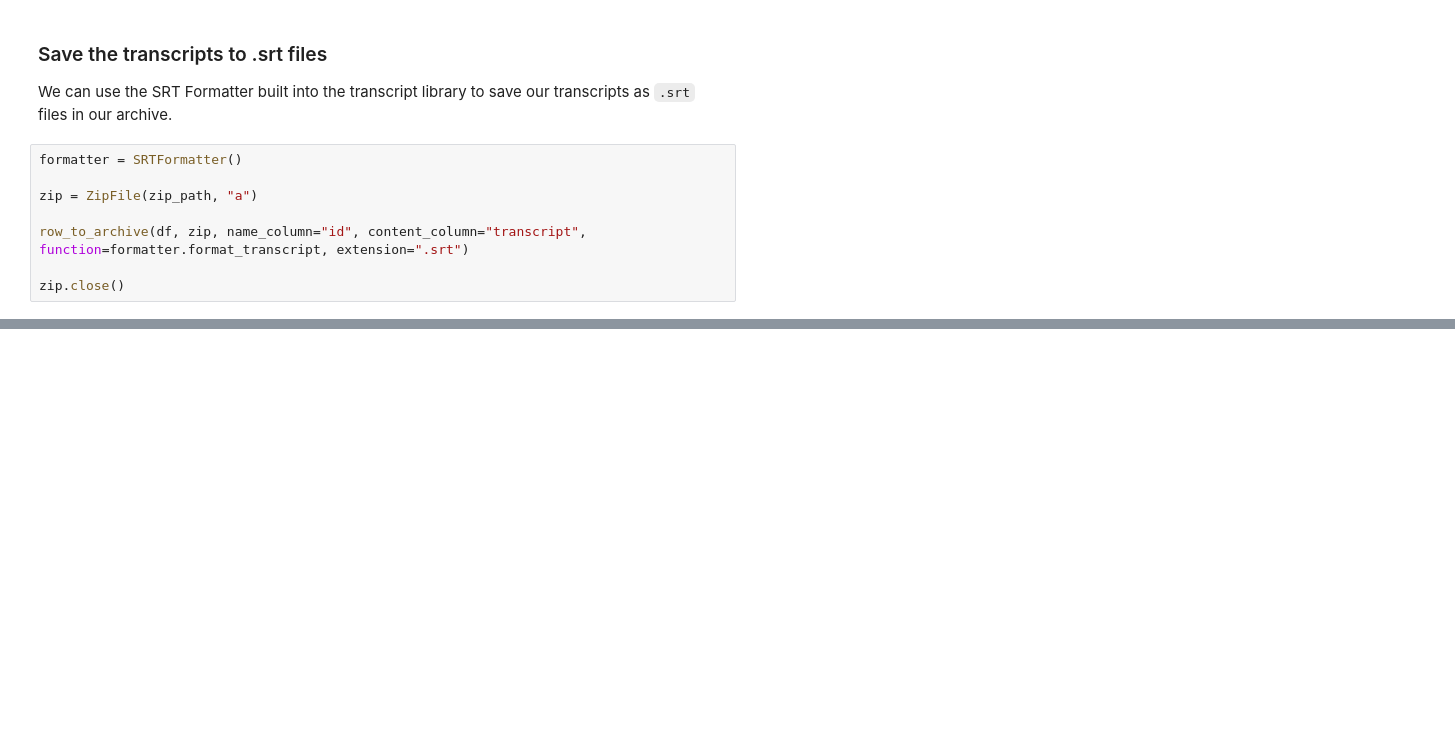
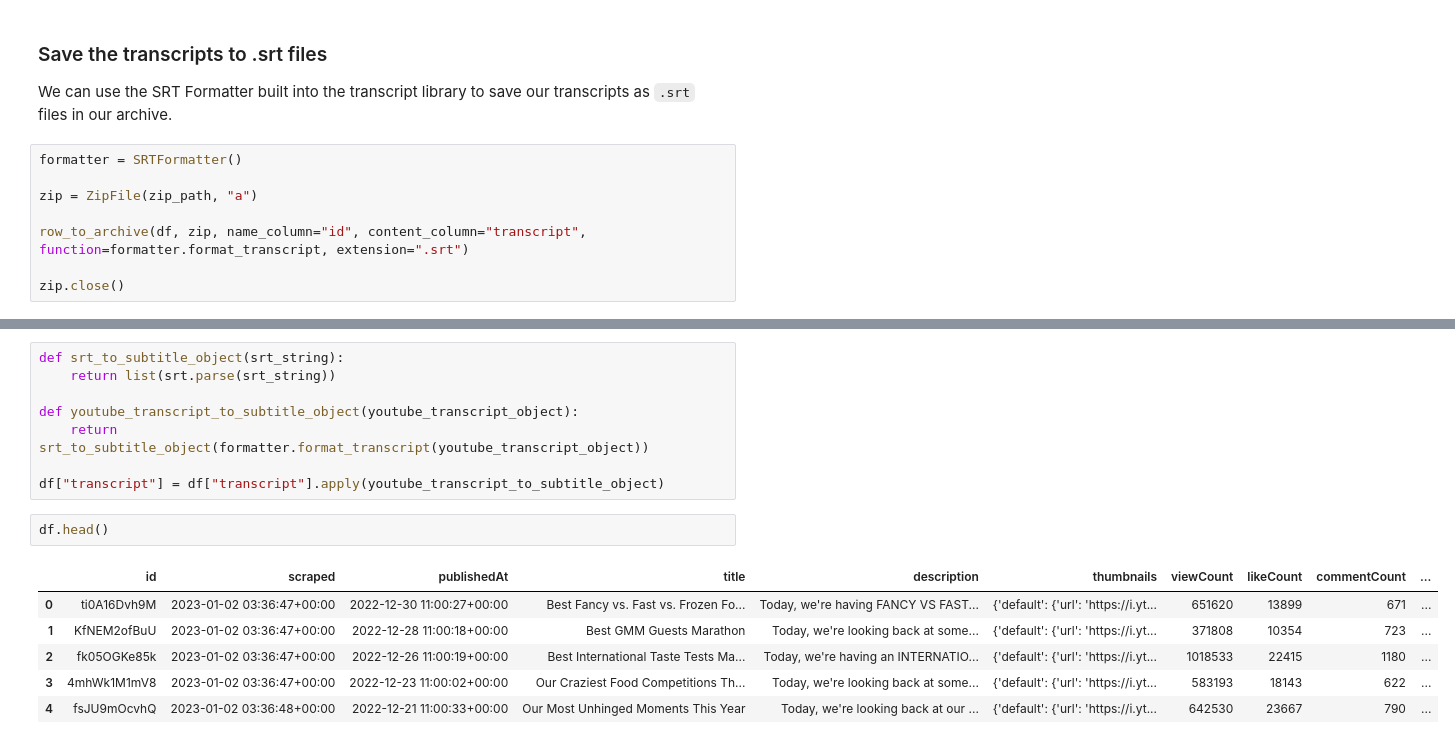
Before and after one commit to ziggycross/good-mythical-data, a Jupyter notebook: build-dataset.ipynb, the cells around one changed output, grey strips where cells are left out. Cells and saved outputs as stored; diff of their text form; blank space fills up the shorter version.

Commit message:
Standardized transcript format.

```diff
--- a/build-dataset.ipynb
+++ b/build-dataset.ipynb
@@ -409,0 +416,17 @@ zip.close()
+# %%
+def srt_to_subtitle_object(srt_string):
+    return list(srt.parse(srt_string))
+
+def youtube_transcript_to_subtitle_object(youtube_transcript_object):
+    return srt_to_subtitle_object(formatter.format_transcript(youtube_transcript_object))
+
+df["transcript"] = df["transcript"].apply(youtube_transcript_to_subtitle_object)
+# %%
+df.head()
+# %% [output]
+|  | id | scraped | publishedAt | title | description | thumbnails | viewCount | likeCount | commentCount | ... |
+| 0 | ti0A16Dvh9M | 2023-01-02 03:36:47+00:00 | 2022-12-30 11:00:27+00:00 | Best Fancy vs. Fast vs. Frozen Fo... | Today, we're having FANCY VS FAST... | {'default': {'url': 'https://i.yt... | 651620 | 13899 | 671 | ... |
+| 1 | KfNEM2ofBuU | 2023-01-02 03:36:47+00:00 | 2022-12-28 11:00:18+00:00 | Best GMM Guests Marathon | Today, we're looking back at some... | {'default': {'url': 'https://i.yt... | 371808 | 10354 | 723 | ... |
+| 2 | fk05OGKe85k | 2023-01-02 03:36:47+00:00 | 2022-12-26 11:00:19+00:00 | Best International Taste Tests Ma... | Today, we're having an INTERNATIO... | {'default': {'url': 'https://i.yt... | 1018533 | 22415 | 1180 | ... |
+| 3 | 4mhWk1M1mV8 | 2023-01-02 03:36:47+00:00 | 2022-12-23 11:00:02+00:00 | Our Craziest Food Competitions Th... | Today, we're looking back at some... | {'default': {'url': 'https://i.yt... | 583193 | 18143 | 622 | ... |
+| 4 | fsJU9mOcvhQ | 2023-01-02 03:36:48+00:00 | 2022-12-21 11:00:33+00:00 | Our Most Unhinged Moments This Year | Today, we're looking back at our ... | {'default': {'url': 'https://i.yt... | 642530 | 23667 | 790 | ... |
```
Also changed, not shown: parts of 5 cells of this notebook.
